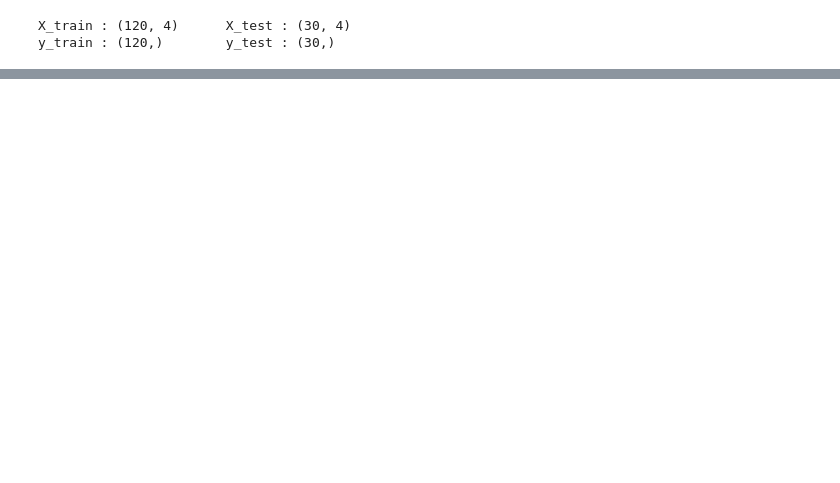
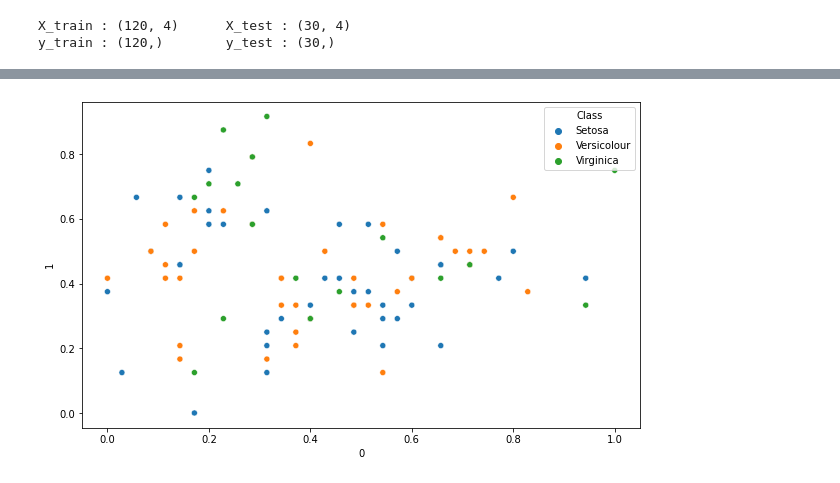
Before and after one commit to min-hee-Lee/python_workdemo, a Jupyter notebook: p602_기계학습_데이터_전처리_데이터_스케일링.ipynb, the cells around one changed output, grey strips where cells are left out. Cells and saved outputs as stored; diff of their text form; code cells hidden in the pictures; blank space fills up the shorter version.

```diff
--- a/p602_기계학습_데이터_전처리_데이터_스케일링.ipynb
+++ b/p602_기계학습_데이터_전처리_데이터_스케일링.ipynb
@@ -169,0 +189,16 @@ print(X_train_sc)
+# %%
+#위에서 한 번에 import함
+#from sklearn.preprocessing import MinMaxScaler
+
+MmScaler = MinMaxScaler()
+
+# Train 데이터의 fitting과 스케일링
+MmScaler.fit(X_train)  #학습시킴
+X_train_sc = MmScaler.transform(X_train)  #학습시킨 것을 적용
+
+# Test 데이터의 스케일링
+X_test_sc = MmScaler.transform(X_test)
+
+print("\t\t(min, max) (mean, std)")
+print("Train_scaled (%.2f, %.2f) (%.2f, %.2f)"%(X_train_sc.min(), X_train_sc.max(),  X_train_sc.mean(),  X_train_sc.std()))
+print("Test_scaled (%.2f, %.2f) (%.2f, %.2f)"%(X_test_sc.min(), X_test_sc.max(),  X_test_sc.mean(),  X_test_sc.std()))
@@ -169,0 +234,7 @@ print(X_train_sc)
+# %%
+xt = pd.DataFrame(X_train_sc.T)
+# %%
+fig = sns.scatterplot(data=xt , x=xt.iloc[0,:], y=xt.iloc[1,:], hue=y_train)
+fig.figure.set_size_inches(10,6)
+# %% [output]
+[figure, added]
```
Also changed, not shown: parts of 34 cells of this notebook.
